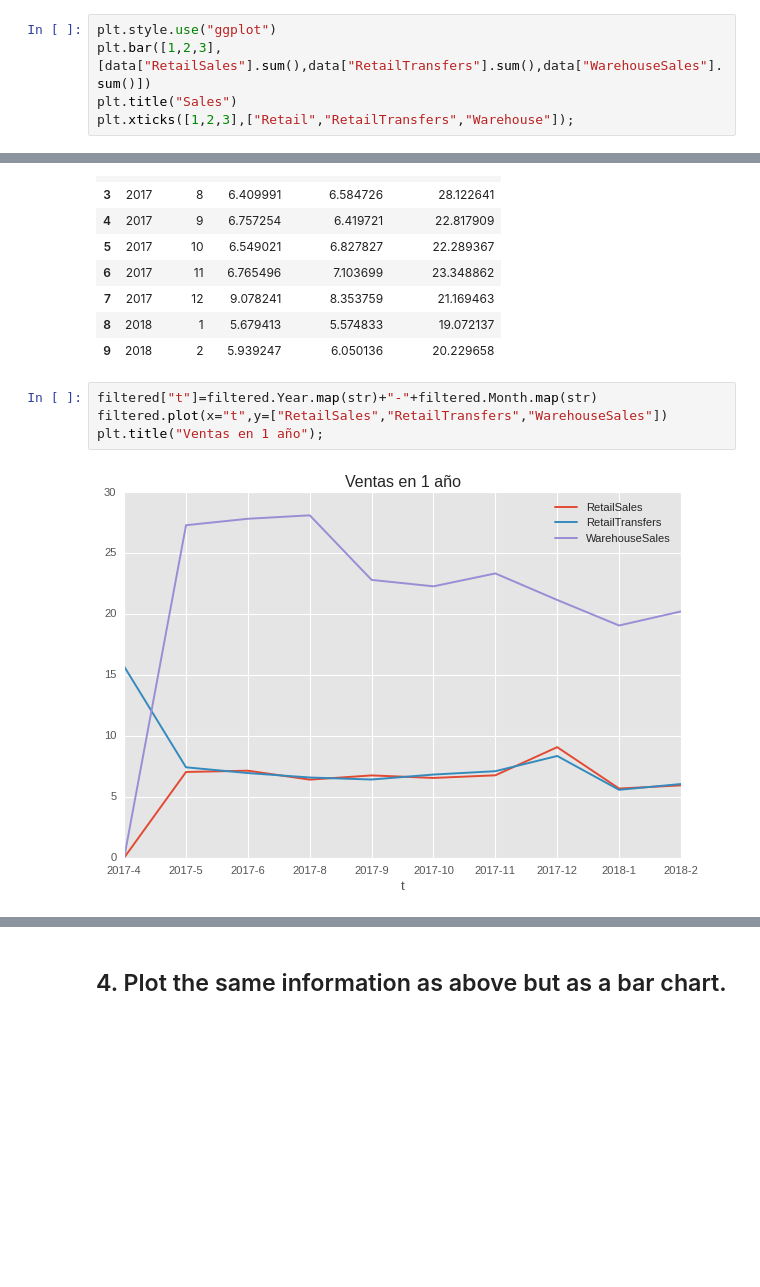
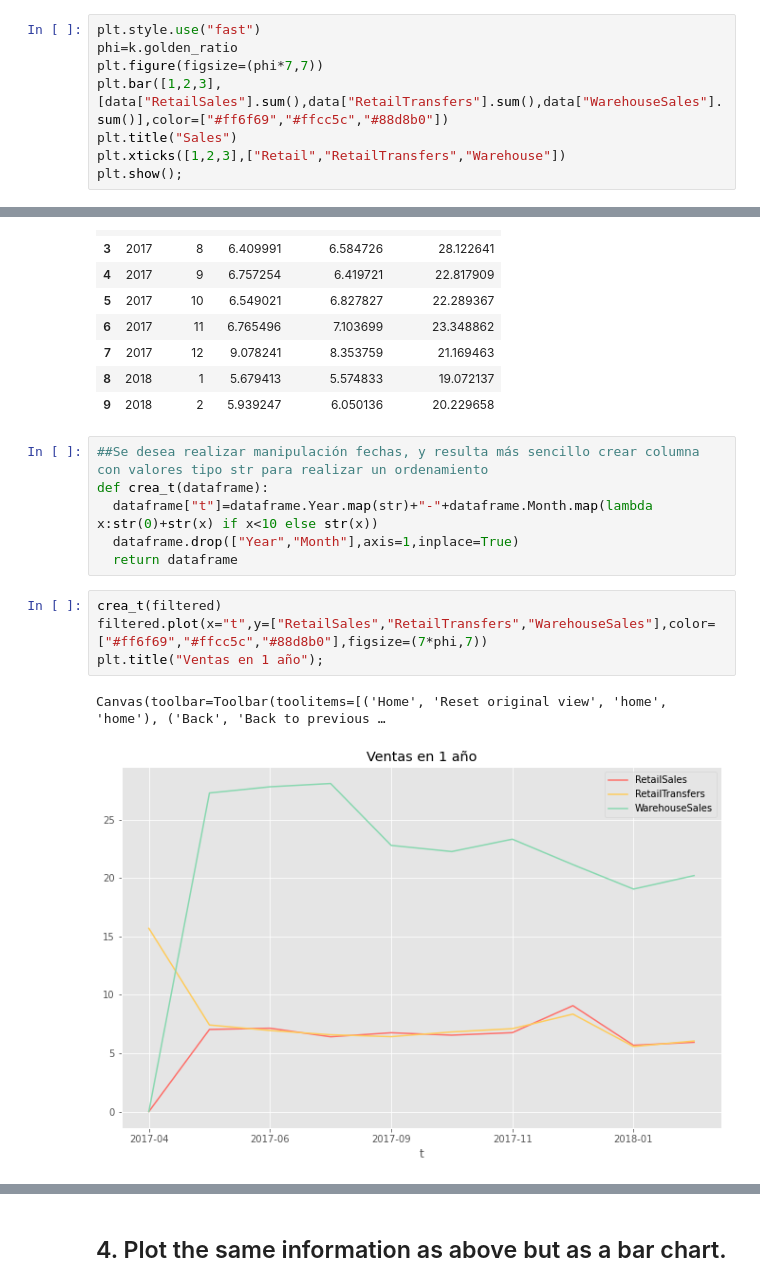
Before and after one commit to ta-data-mexpt/lab-plotting-multiple-data-series, a Jupyter notebook: your-code/main.ipynb, the cells around one changed output, grey strips where cells are left out. Drawn from its saved outputs; the diff is of its cells as text; blank space fills up the shorter version.

```diff
--- a/your-code/main.ipynb
+++ b/your-code/main.ipynb
@@ -24,8 +28,11 @@ data.head()
 # %% [markdown]
 ## 1. Create a bar chart with bars for total Retail Sales, Retail Transfers, and Warehouse Sales by Item Type.
 # %%
-plt.style.use("ggplot")
-plt.bar([1,2,3],[data["RetailSales"].sum(),data["RetailTransfers"].sum(),data["WarehouseSales"].sum()])
+plt.style.use("fast")
+phi=k.golden_ratio
+plt.figure(figsize=(phi*7,7))
+plt.bar([1,2,3],[data["RetailSales"].sum(),data["RetailTransfers"].sum(),data["WarehouseSales"].sum()],color=["#ff6f69","#ffcc5c","#88d8b0"])
 plt.title("Sales")
-plt.xticks([1,2,3],["Retail","RetailTransfers","Warehouse"]);
+plt.xticks([1,2,3],["Retail","RetailTransfers","Warehouse"])
+plt.show();
 # %% [output]
@@ -61,12 +72,19 @@ filtered
 | 7 | 2017 | 12 | 9.078241 | 8.353759 | 21.169463 |
 | 8 | 2018 | 1 | 5.679413 | 5.574833 | 19.072137 |
 | 9 | 2018 | 2 | 5.939247 | 6.050136 | 20.229658 |
+# %%
+##Se desea realizar manipulación fechas, y resulta más sencillo crear columna con valores tipo str para realizar un ordenamiento
+def crea_t(dataframe):
+  dataframe["t"]=dataframe.Year.map(str)+"-"+dataframe.Month.map(lambda x:str(0)+str(x) if x<10 else str(x))
+  dataframe.drop(["Year","Month"],axis=1,inplace=True)
+  return dataframe
 # %%
-filtered["t"]=filtered.Year.map(str)+"-"+filtered.Month.map(str)
-filtered.plot(x="t",y=["RetailSales","RetailTransfers","WarehouseSales"])
+crea_t(filtered)
+filtered.plot(x="t",y=["RetailSales","RetailTransfers","WarehouseSales"],color=["#ff6f69","#ffcc5c","#88d8b0"],figsize=(7*phi,7))
 plt.title("Ventas en 1 año");
 # %% [output]
+Canvas(toolbar=Toolbar(toolitems=[('Home', 'Reset original view', 'home', 'home'), ('Back', 'Back to previous …
-[figure, old version]
+[figure, new version]
 # %%
 filtered
 # %% [output]
```
Also changed, not shown: parts of 7 cells of this notebook.
